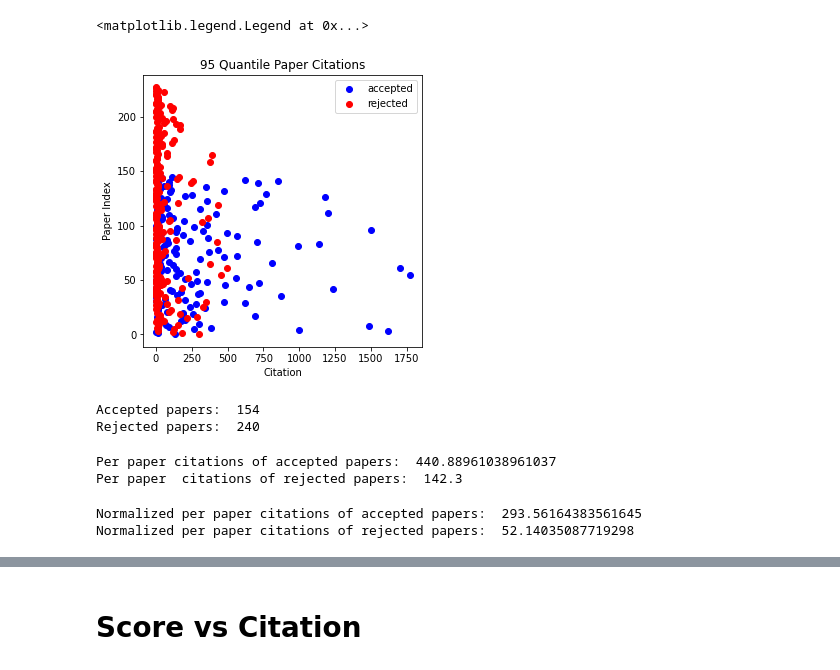
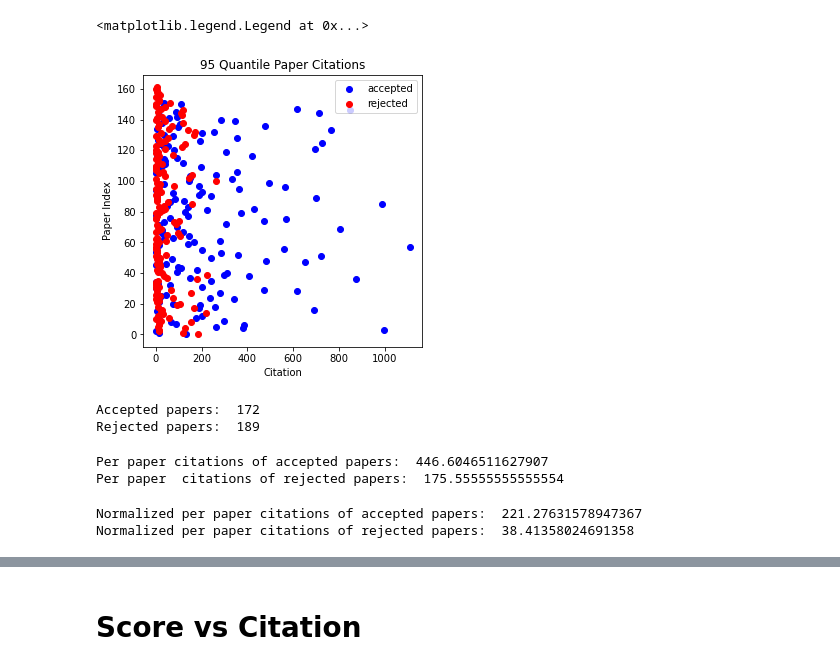
Before and after one commit to TrubadurOsman/PeerTrust, a Jupyter notebook: EDA.ipynb, the cells around one changed output, grey strips where cells are left out. Drawn from its saved outputs; the diff is of its cells as text; code cells hidden in the pictures.

```diff
--- a/EDA.ipynb
+++ b/EDA.ipynb
@@ -6,5 +7,3 @@ import seaborn as sns
 # %%
-# read iclr2017.jsin
-df = pd.read_json('iclr_2017.json')
-# drop na citation vales
-df = df.dropna(subset=['citation'])
+# read iclr2017
+df = pd.read_json('datasets/iclr_2017.json')
@@ -10,0 +14,7 @@ df = df.dropna(subset=['citation'])
+# %%
+scores = df['recommendation']
+scores = [ np.mean(score) for score in scores]
+
+df['scores'] = scores
+# drop rows with scores less than 4
+df = df[df['scores'] >=4]
@@ -10,0 +26,13 @@ df = df.dropna(subset=['citation'])
+# %%
+# drop the outlier citation papers with  IQR METHOD
+Q1_a = accepted['citation'].quantile(0.25)
+Q3_a = accepted['citation'].quantile(0.75)
+IQR_a = Q3_a - Q1_a
+accepted_norm = accepted.query('(@Q1_a - 1.5 * @IQR_a) <= citation <= (@Q3_a + 1.5 * @IQR_a)')
+
+
+# do the same for rejected papers
+Q1_r = rejected['citation'].quantile(0.25)
+Q3_r = rejected['citation'].quantile(0.75)
+IQR_r = Q3_r - Q1_r
+rejected_norm = rejected.query('(@Q1_r - 1.5 * @IQR_r) <= citation <= (@Q3_r + 1.5 * @IQR_r)')
@@ -31,19 +76,18 @@ plt.legend()
 # %%
-# drop the outlier citation papers with 5 percent for accepted and rejected papers
-accepted_norm = accepted[accepted['citation'] < accepted['citation'].quantile(0.95)]
-rejected_norm = rejected[rejected['citation'] < rejected['citation'].quantile(0.95)]
+
+
 
 
 plt.figure(figsize=(5, 5))
 plt.xlabel('Citation')
 plt.ylabel('Paper Index')
 plt.title('95 Quantile Paper Citations')
 plt.scatter(accepted_norm['citation'],  np.arange(len(accepted_norm)), label='accepted', color='b')
 plt.scatter(rejected_norm['citation'],  np.arange(len(rejected_norm)), label='rejected', color='r')
 plt.legend()
 # %% [output]
 <matplotlib.legend.Legend at 0x...>
-[figure, old version]
+[figure, new version]
 # %%
 accept_no = len(df[df.accepted == True])
 reject_no = len(df[df.accepted == False])
@@ -51,8 +95,8 @@ reject_no = len(df[df.accepted == False])
 print('Accepted papers: ', accept_no)
 print('Rejected papers: ', reject_no)
 # %% [output]
-Accepted papers:  154
-Rejected papers:  240
+Accepted papers:  172
+Rejected papers:  189
 # %%
 # sum citations of accepted papers dropping the Nan citations and normalize with the number of accepted papers
 
@@ -64,8 +108,8 @@ per_cited_reject = sum(df[df.accepted == False].citation)/len_cited_reject
 print('Per paper citations of accepted papers: ',per_cited_accept)
 print('Per paper  citations of rejected papers: ',per_cited_reject)
 # %% [output]
-Per paper citations of accepted papers:  440.88961038961037
-Per paper  citations of rejected papers:  142.3
+Per paper citations of accepted papers:  446.6046511627907
+Per paper  citations of rejected papers:  175.55555555555554
 # %%
 # calculate the average number of citations per paper for accepted and rejected papers for 95 quantile
 len_cited_accept = len(accepted_norm)
@@ -76,5 +120,5 @@ normalized_cited_reject = sum(rejected_norm.citation)/len_cited_reject
 print('Normalized per paper citations of accepted papers: ',normalized_cited_accept)
 print('Normalized per paper citations of rejected papers: ',normalized_cited_reject)
 # %% [output]
-Normalized per paper citations of accepted papers:  293.56164383561645
-Normalized per paper citations of rejected papers:  52.14035087719298
+Normalized per paper citations of accepted papers:  221.27631578947367
+Normalized per paper citations of rejected papers:  38.41358024691358
```
Also changed, not shown: parts of 17 cells of this notebook, 8 other files.
